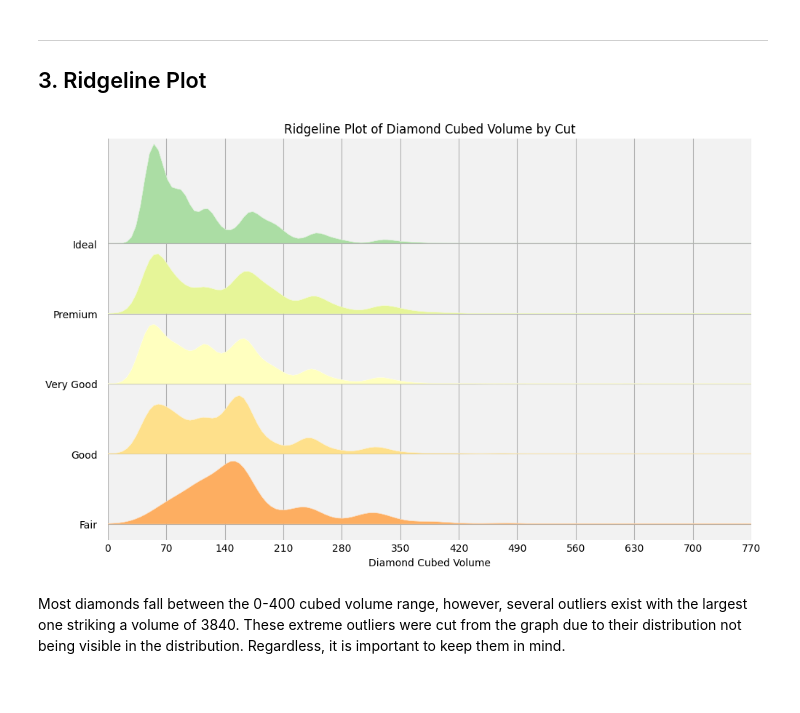
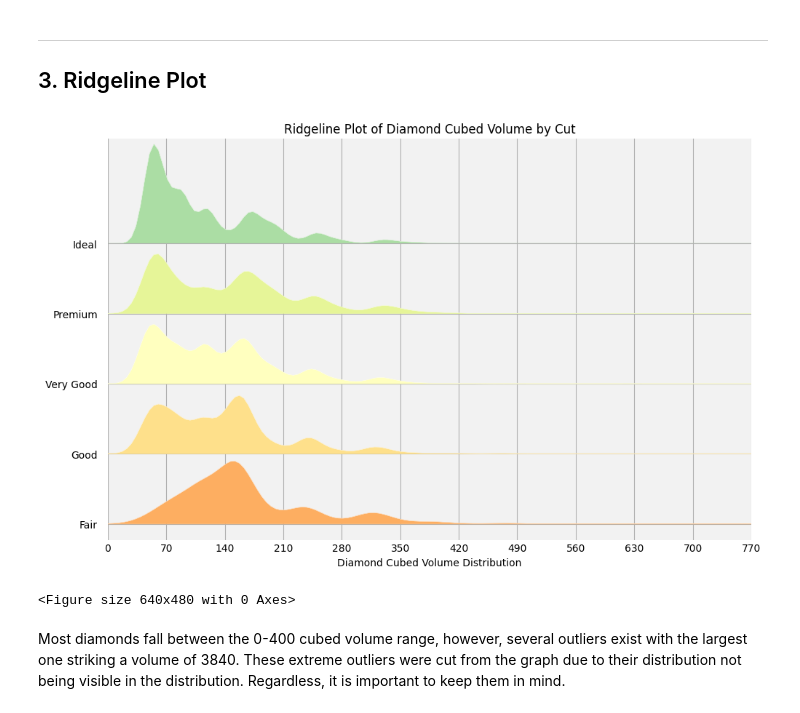
Before and after one commit to Ben-Heinze/CSCI-491-Data-Visualization, a Jupyter notebook: Project1_DataVisualization/Project1_CSCI491.ipynb, the cells around one changed output. Cells and saved outputs as stored; diff of their text form; code cells hidden in the pictures.

```diff
--- a/Project1_DataVisualization/Project1_CSCI491.ipynb
+++ b/Project1_DataVisualization/Project1_CSCI491.ipynb
@@ -215,35 +215,36 @@ weren't working so I reset the 'cut' column to be ordered categorical.
             - 'inplace = true' tells pandas to modify the dataframe in place rather than
                 returning a new dataframe with the resulted operation.
 '''
 diamonds['cut'] = pd.Categorical(diamonds['cut'], categories=order, ordered=True)
 diamonds.sort_values('cut', inplace=True)
 
 #upper bound for graph
 limit = 700
 # Creates ridgeline plot
 fig, axes = joypy.joyplot(
     diamonds,
     by="cut",
     column="volume",
     figsize=(10, 6),
     linewidth=.3,
     linecolor="white",
     grid = True,
     color = colors,
     background = "#f2f2f2" #gray background to make the yellow stand out more
 )
 
 # changes x-axis limit (xlim did not work when creating graph)
 for ax in axes:
     ax.set_xlim(0, limit)
     ax.set_xticks(np.arange(0, limit+100, limit/10))
 
 # Set titles and labels
 plt.title("Ridgeline Plot of Diamond Cubed Volume by Cut")
-axes[-1].set_xlabel("Diamond Cubed Volume")
+axes[-1].set_xlabel("Diamond Cubed Volume Distribution")
 plt.show()
 # %% [output]
-[figure, old version]
+[figure, new version]
+<Figure size 640x480 with 0 Axes>
 # %% [markdown]
 Most diamonds fall between the 0-400 cubed volume range, however, several outliers exist with the largest one striking a volume of 3840. These extreme outliers were cut from the graph due to their distribution not being visible in the distribution. Regardless, it is important to keep them in mind.
 # %% [markdown]
```
Also changed, not shown: parts of 2 cells of this notebook, 1 other file.
